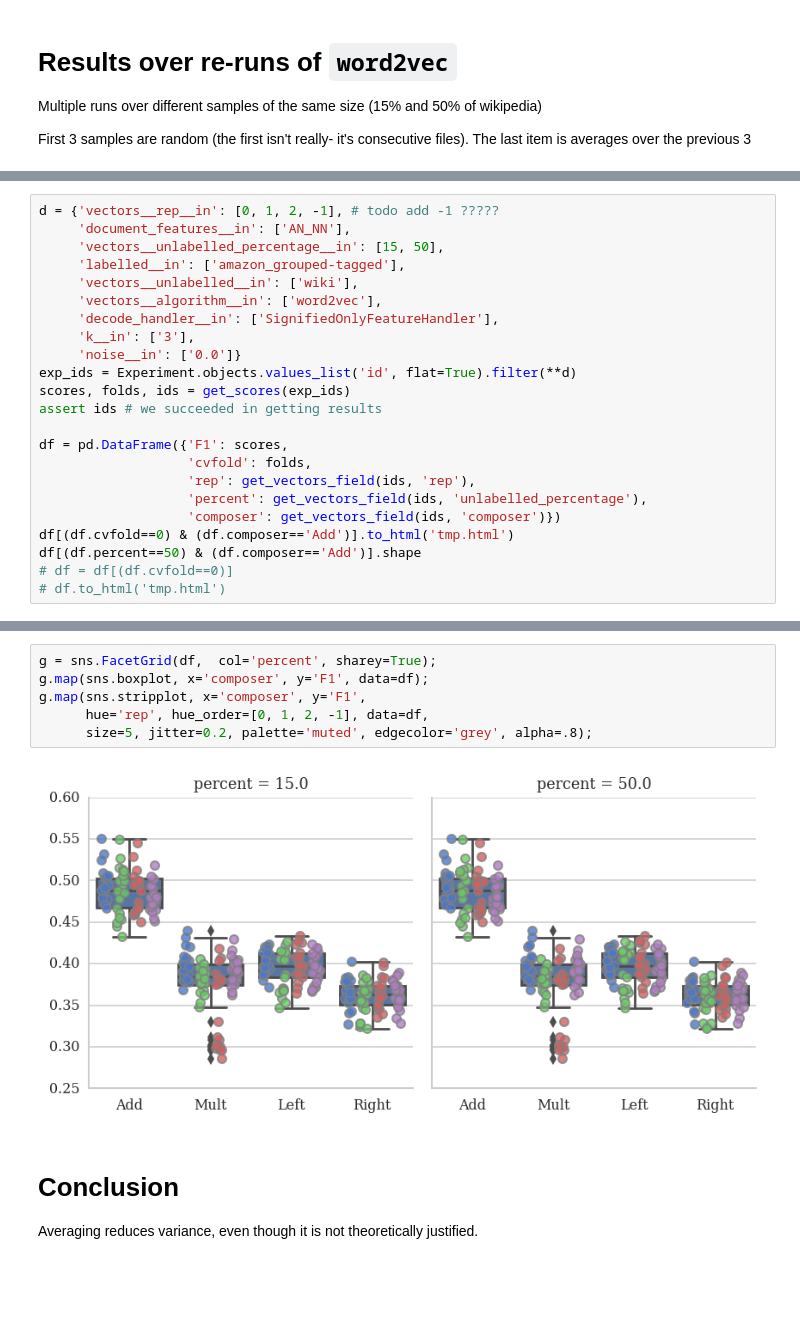
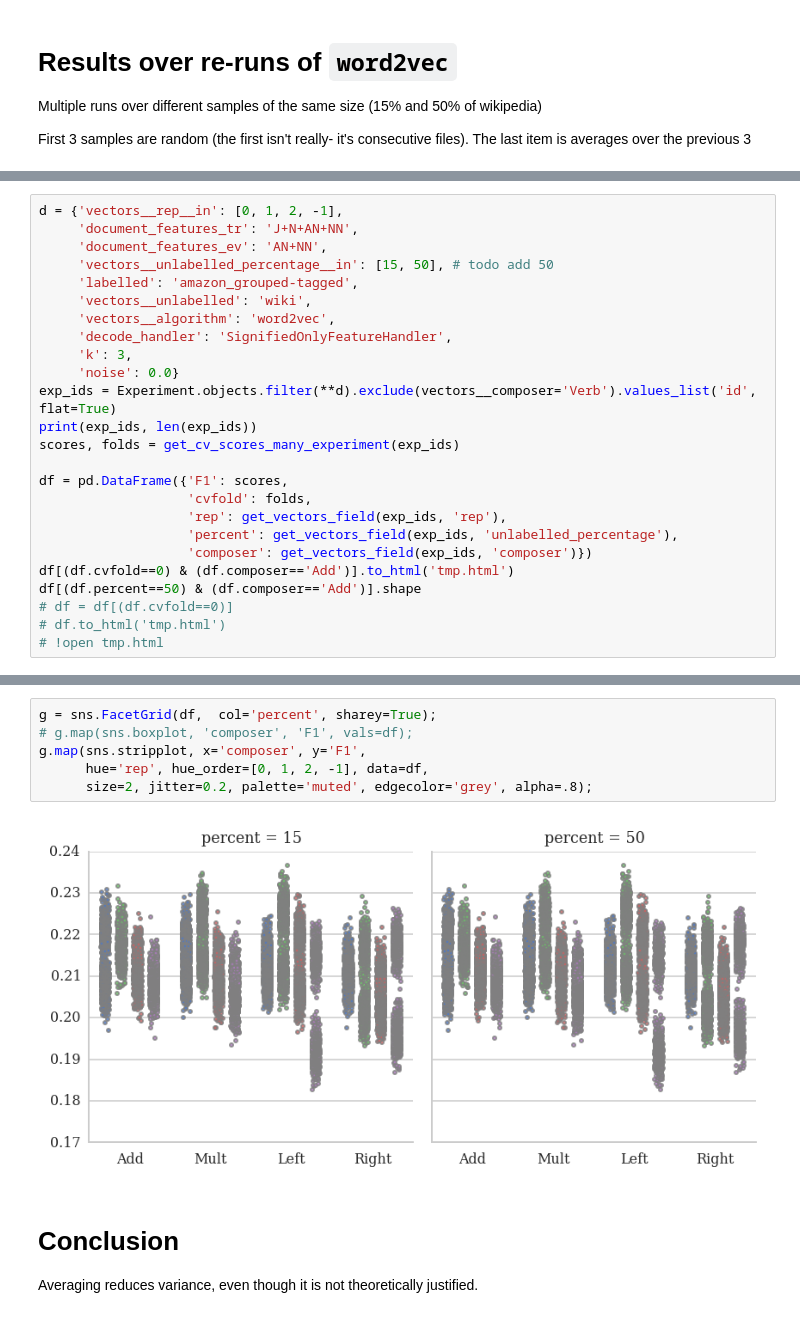
Before and after one commit to mbatchkarov/ExpLosion, a Jupyter notebook: notebooks/significance.ipynb, the cells around one changed output, grey strips where cells are left out. Cells and saved outputs as stored; diff of their text form; blank space fills up the shorter version.

```diff
--- a/notebooks/significance.ipynb
+++ b/notebooks/significance.ipynb
@@ -12,26 +12,28 @@ sns.set_context("paper")
 # %% [output]
 /Volumes/LocalDataHD/m/mm/mmb28/NetBeansProjects/ExpLosion
 # %%
-d = {'vectors__rep__in': [0, 1, 2, -1], # todo add -1 ?????
-     'document_features__in': ['AN_NN'],
-     'vectors__unlabelled_percentage__in': [15, 50],
-     'labelled__in': ['amazon_grouped-tagged'],
-     'vectors__unlabelled__in': ['wiki'],
-     'vectors__algorithm__in': ['word2vec'],
-     'decode_handler__in': ['SignifiedOnlyFeatureHandler'],
-     'k__in': ['3'],
-     'noise__in': ['0.0']}
-exp_ids = Experiment.objects.values_list('id', flat=True).filter(**d)
-scores, folds, ids = get_scores(exp_ids)
-assert ids # we succeeded in getting results
+d = {'vectors__rep__in': [0, 1, 2, -1],
+     'document_features_tr': 'J+N+AN+NN',
+     'document_features_ev': 'AN+NN',
+     'vectors__unlabelled_percentage__in': [15, 50], # todo add 50
+     'labelled': 'amazon_grouped-tagged',
+     'vectors__unlabelled': 'wiki',
+     'vectors__algorithm': 'word2vec',
+     'decode_handler': 'SignifiedOnlyFeatureHandler',
+     'k': 3,
+     'noise': 0.0}
+exp_ids = Experiment.objects.filter(**d).exclude(vectors__composer='Verb').values_list('id', flat=True)
+print(exp_ids, len(exp_ids))
+scores, folds = get_cv_scores_many_experiment(exp_ids)
 
 df = pd.DataFrame({'F1': scores,
                    'cvfold': folds,
-                   'rep': get_vectors_field(ids, 'rep'),
-                   'percent': get_vectors_field(ids, 'unlabelled_percentage'),
-                   'composer': get_vectors_field(ids, 'composer')})
+                   'rep': get_vectors_field(exp_ids, 'rep'),
+                   'percent': get_vectors_field(exp_ids, 'unlabelled_percentage'),
+                   'composer': get_vectors_field(exp_ids, 'composer')})
 df[(df.cvfold==0) & (df.composer=='Add')].to_html('tmp.html')
 df[(df.percent==50) & (df.composer=='Add')].shape
 # df = df[(df.cvfold==0)]
 # df.to_html('tmp.html')
+# !open tmp.html
 # %% [output]
@@ -39,11 +48,11 @@ df[(df.percent==50) & (df.composer=='Add')].shape
 # %%
 g = sns.FacetGrid(df,  col='percent', sharey=True);
-g.map(sns.boxplot, x='composer', y='F1', data=df);
+# g.map(sns.boxplot, 'composer', 'F1', vals=df);
 g.map(sns.stripplot, x='composer', y='F1',
       hue='rep', hue_order=[0, 1, 2, -1], data=df,
-      size=5, jitter=0.2, palette='muted', edgecolor='grey', alpha=.8);
+      size=2, jitter=0.2, palette='muted', edgecolor='grey', alpha=.8);
 # %% [output]
-[figure, old version]
+[figure, new version]
 # %% [markdown]
 # Conclusion
 Averaging reduces variance, even though it is not theoretically justified.
```
Also changed, not shown: parts of 3 cells of this notebook, 6 other files.
